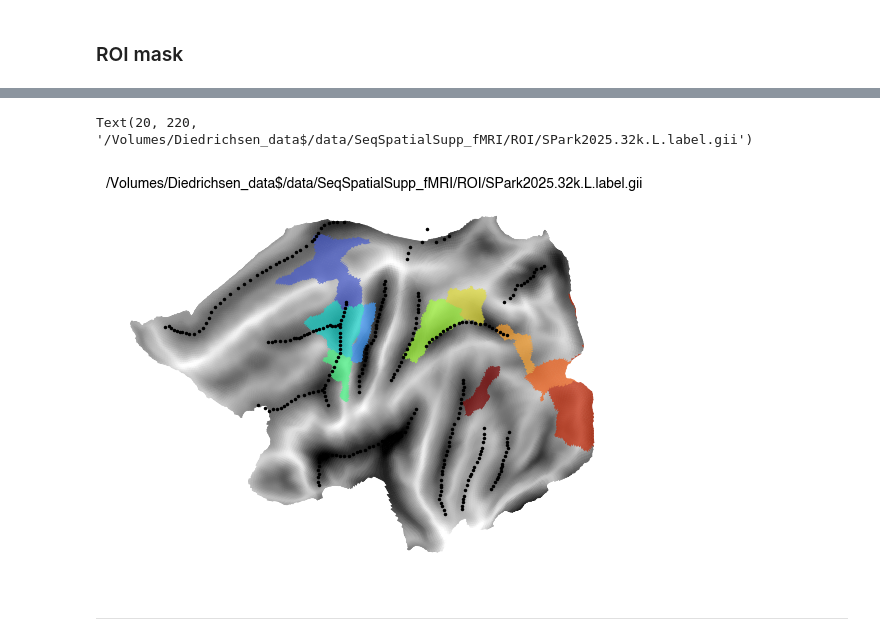
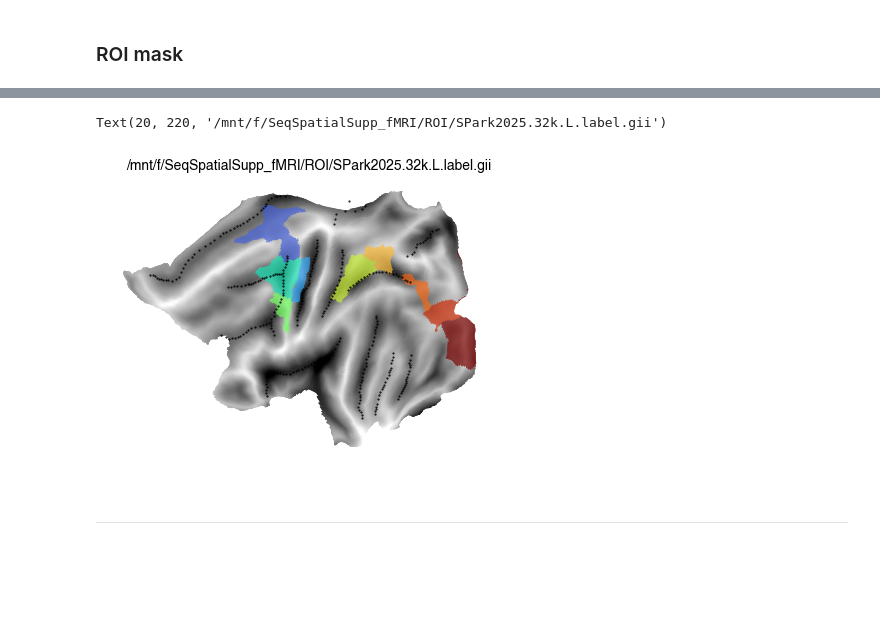
Before and after one commit to psb629/SeqSpatialSupp_fMRI, a Jupyter notebook: Notebook/glmsingle.glm1.ipynb, the cells around one changed output, grey strips where cells are left out. Saved outputs shown, nothing was run; the diff lists cells and outputs as text; code cells hidden in the pictures; blank space fills up the shorter version.

```diff
--- a/Notebook/glmsingle.glm1.ipynb
+++ b/Notebook/glmsingle.glm1.ipynb
@@ -709,22 +709,22 @@ cmap
 # %%
-fig, ax = plt.subplots()
+fig, ax = plt.subplots(figsize=(5,4))
 plt.sca(ax)
 
 g = surf.plot.plotmap(
     data=mask,
     surf='fs32k_%s'%hem,
     alpha=0.7,
     cmap=cmap,
     # colorbar=True,
     # cscale=[-1,7],
     # threshold=[-thresh,thresh],
-    borders=border, bordercolor='black', bordersize=3,
+    borders=border, bordercolor='black', bordersize=1,
     overlay_type='func', render='matplotlib',
 )
 g.text(x=20, y=220, s=fname, ha='center', va='center', fontsize=10)
 # for line, (x, y) in brdr.items():
     # g.text(x=x, y=y, s=line, ha='left', va='bottom', color='black', fontsize=10)
 # %% [output]
-Text(20, 220, '/Volumes/Diedrichsen_data$/data/SeqSpatialSupp_fMRI/ROI/SPark2025.32k.L.label.gii')
+Text(20, 220, '/mnt/f/SeqSpatialSupp_fMRI/ROI/SPark2025.32k.L.label.gii')
-[figure, old version]
+[figure, new version]
 # %%
```
Also changed, not shown: parts of 5 cells of this notebook, 21 other files.
